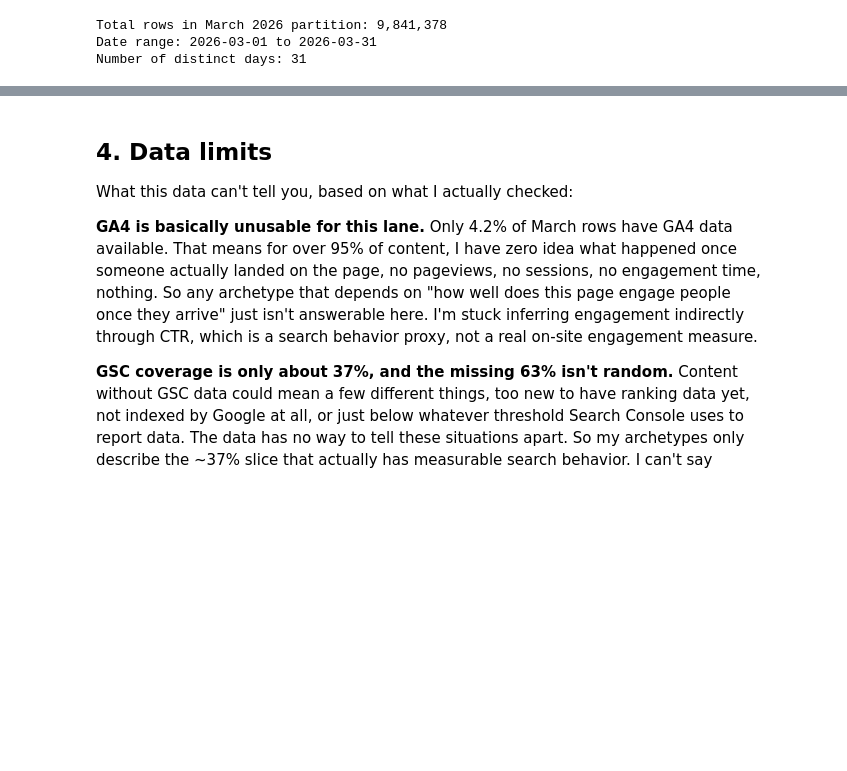
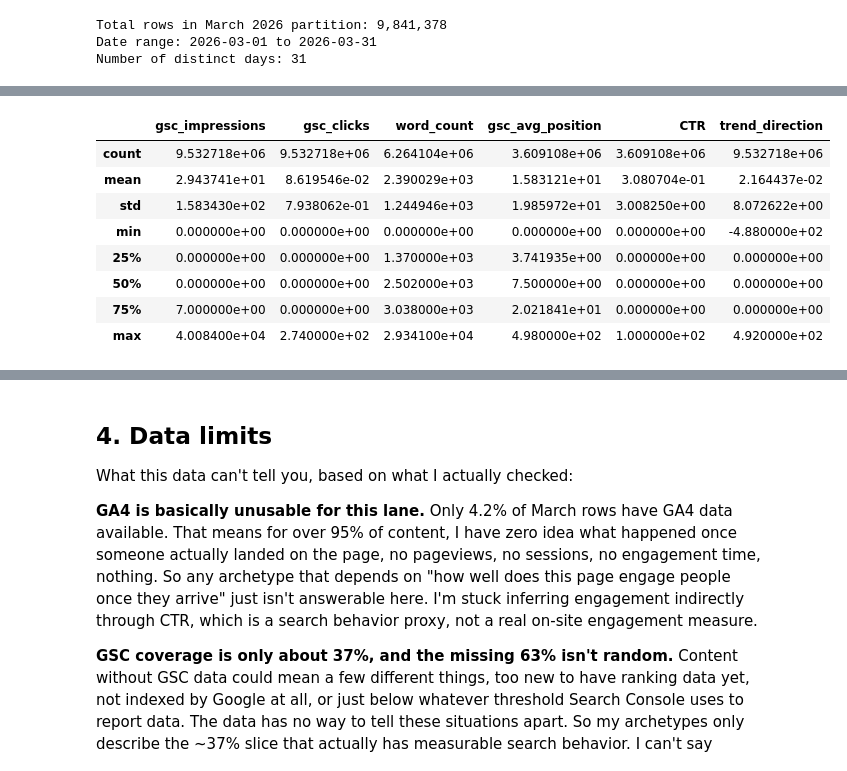
Before and after one commit to ocedev112/flyrank_oce_dev, a Jupyter notebook: work/notebooks/w03_data_contract.ipynb, the cells around one changed output, grey strips where cells are left out. Drawn from its saved outputs; the diff is of its cells as text; code cells hidden in the pictures; blank space fills up the shorter version.

```diff
--- a/work/notebooks/w03_data_contract.ipynb
+++ b/work/notebooks/w03_data_contract.ipynb
@@ -219,3 +227,15 @@ print(f"Number of distinct days: {df_march['report_date'].nunique()}")
 Total rows in March 2026 partition: 9,841,378
 Date range: 2026-03-01 to 2026-03-31
 Number of distinct days: 31
+# %%
+#The trap
+""""
+Intentionally including statistcs from the test data inside training data by normalizaing before splitting.
+"""
+from sklearn.preprocessing import StandardScaler
+from sklearn.cluster import KMeans
+
+df_march_joined = df_march_joined[[ 'content_hash_id', 'report_date', 'gsc_impressions', 'gsc_clicks', 'word_count', 'gsc_avg_position','is_published']]
+
+print(df_march_joined.shape)
+print(df_march_joined.info)
@@ -221,0 +271,6 @@ Number of distinct days: 31
+# %%
+df_march_joined = df_march_joined[df_march_joined['is_published'] == True]
+
+df_march_joined['CTR'] = (df_march_joined['gsc_clicks'] / df_march_joined['gsc_impressions']) * 100
+
+df_march_joined.dtypes
@@ -221,0 +288,4 @@ Number of distinct days: 31
+# %%
+df_march_joined.sort_values(by=['report_date', 'content_hash_id'], ascending=True, inplace=True)
+
+df_march_joined['trend_direction'] = df_march_joined.groupby('content_hash_id')['gsc_avg_position'].diff(1).fillna(0)
@@ -221,0 +301,12 @@ Number of distinct days: 31
+# %%
+df_march_joined.describe()
+# %% [output]
+|  | gsc_impressions | gsc_clicks | word_count | gsc_avg_position | CTR | trend_direction |
+| count | 9.532718e+06 | 9.532718e+06 | 6.264104e+06 | 3.609108e+06 | 3.609108e+06 | 9.532718e+06 |
+| mean | 2.943741e+01 | 8.619546e-02 | 2.390029e+03 | 1.583121e+01 | 3.080704e-01 | 2.164437e-02 |
+| std | 1.583430e+02 | 7.938062e-01 | 1.244946e+03 | 1.985972e+01 | 3.008250e+00 | 8.072622e+00 |
+| min | 0.000000e+00 | 0.000000e+00 | 0.000000e+00 | 0.000000e+00 | 0.000000e+00 | -4.880000e+02 |
+| 25% | 0.000000e+00 | 0.000000e+00 | 1.370000e+03 | 3.741935e+00 | 0.000000e+00 | 0.000000e+00 |
+| 50% | 0.000000e+00 | 0.000000e+00 | 2.502000e+03 | 7.500000e+00 | 0.000000e+00 | 0.000000e+00 |
+| 75% | 7.000000e+00 | 0.000000e+00 | 3.038000e+03 | 2.021841e+01 | 0.000000e+00 | 0.000000e+00 |
+| max | 4.008400e+04 | 2.740000e+02 | 2.934100e+04 | 4.980000e+02 | 1.000000e+02 | 4.920000e+02 |
```
Also changed, not shown: parts of 14 cells of this notebook.
